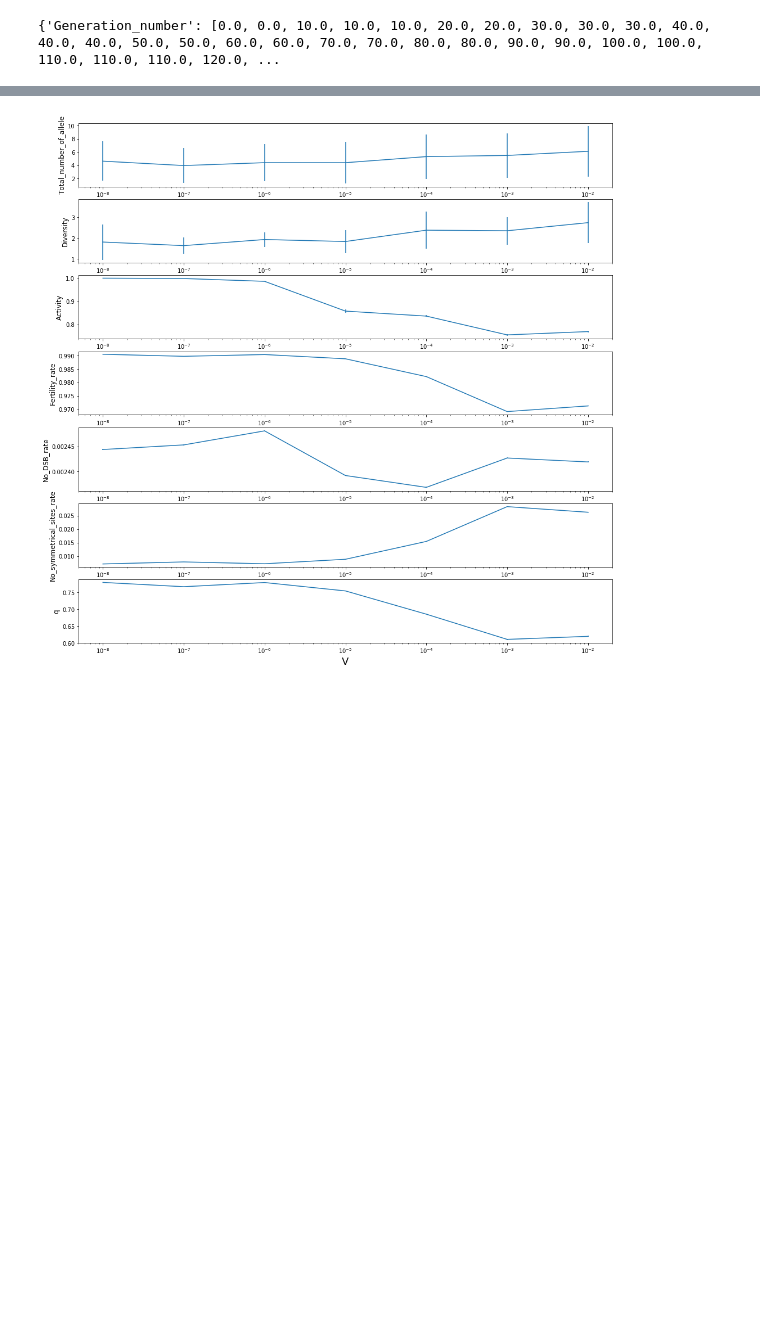
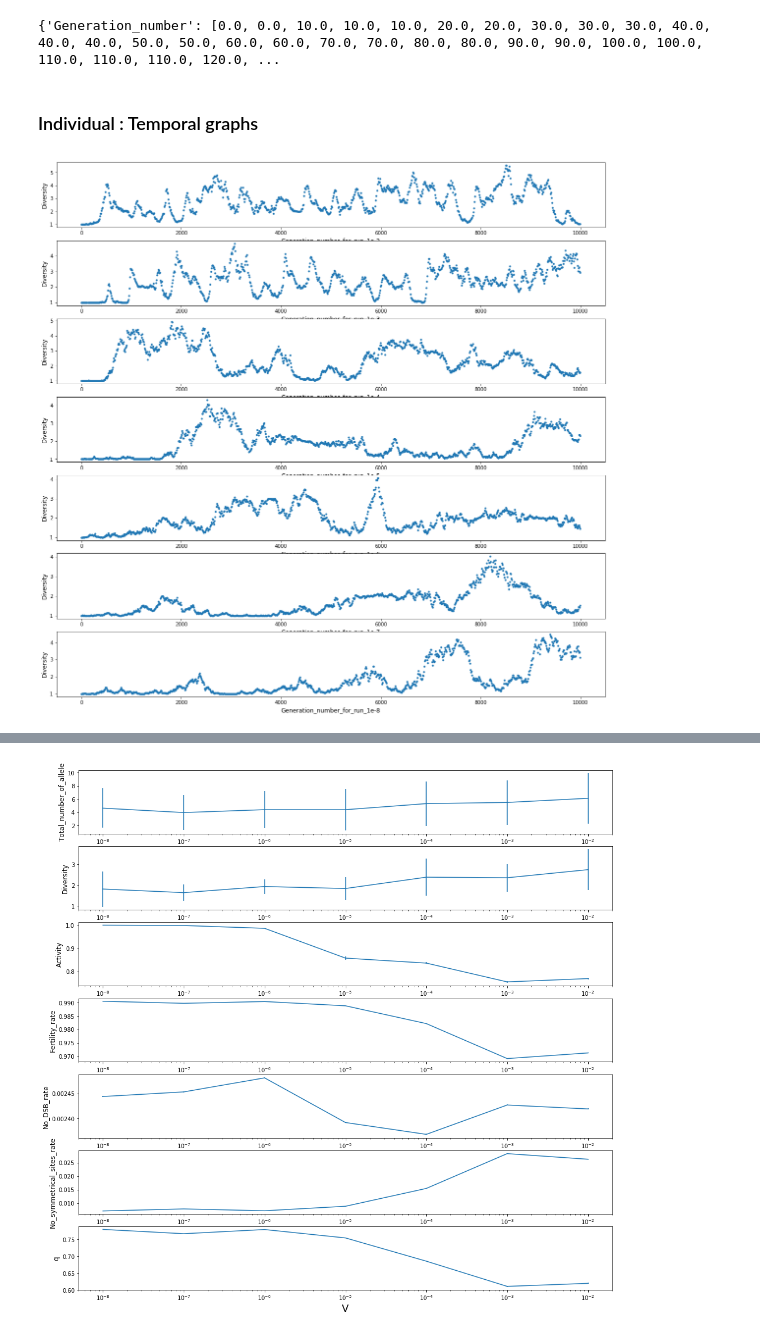
Before and after one commit to alicegenestier/Red_Queen_PRDM9, a Jupyter notebook: cluster/meiosis/meiosis_notebook.ipynb, the cells around one changed output, grey strips where cells are left out. Drawn from its saved outputs; the diff is of its cells as text; code cells hidden in the pictures; blank space fills up the shorter version.

```diff
--- a/cluster/meiosis/meiosis_notebook.ipynb
+++ b/cluster/meiosis/meiosis_notebook.ipynb
@@ -148,0 +139,22 @@ def readscalingexperiment(target_folder_path , scaling_param_name, param_names_a
+# %%
+def plot_data(target_folder_path,x_params,y_params, file_ext):
+    list_files = sorted(os.listdir(target_folder_path))
+    #plt.figure(1, figsize=(20,20))
+    index_line=1
+    #n=(len(list_files)/6)*len(params_names)
+    for file_name in list_files :
+        if file_name.split(".")[1]==file_ext :
+            plt.figure(1, figsize=(20,20))
+            data_file=readfiles(target_folder_path, file_name.split(".")[0], file_name.split(".")[1])
+            #print(params)
+            plt.subplot(len(list_files)/6,1,index_line)
+            plt.plot(data_file[x_params], data_file[y_params],'.')
+            plt.ylabel(y_params, fontsize = 12)
+            plt.xlabel(x_params+"_for_run_"+(file_name.split(".")[0]).split("_")[2], fontsize = 12)
+            index_line=index_line+1
+# %% [markdown]
+### Individual : Temporal graphs
+# %%
+plot_data(target_folder_path="analyses/scaling_V_2/",x_params="Generation_number",y_params="Diversity", file_ext="trace")
+# %% [output]
+[figure, added]
```
Also changed, not shown: parts of 42 cells of this notebook, 3 other files.
